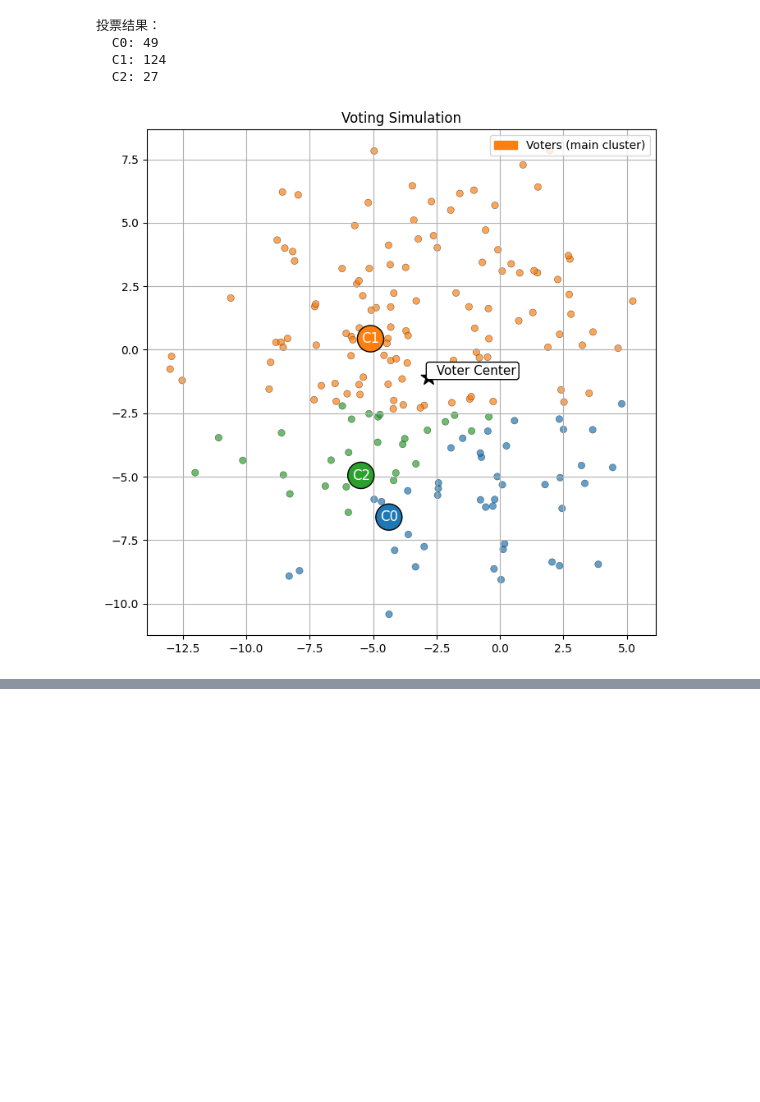
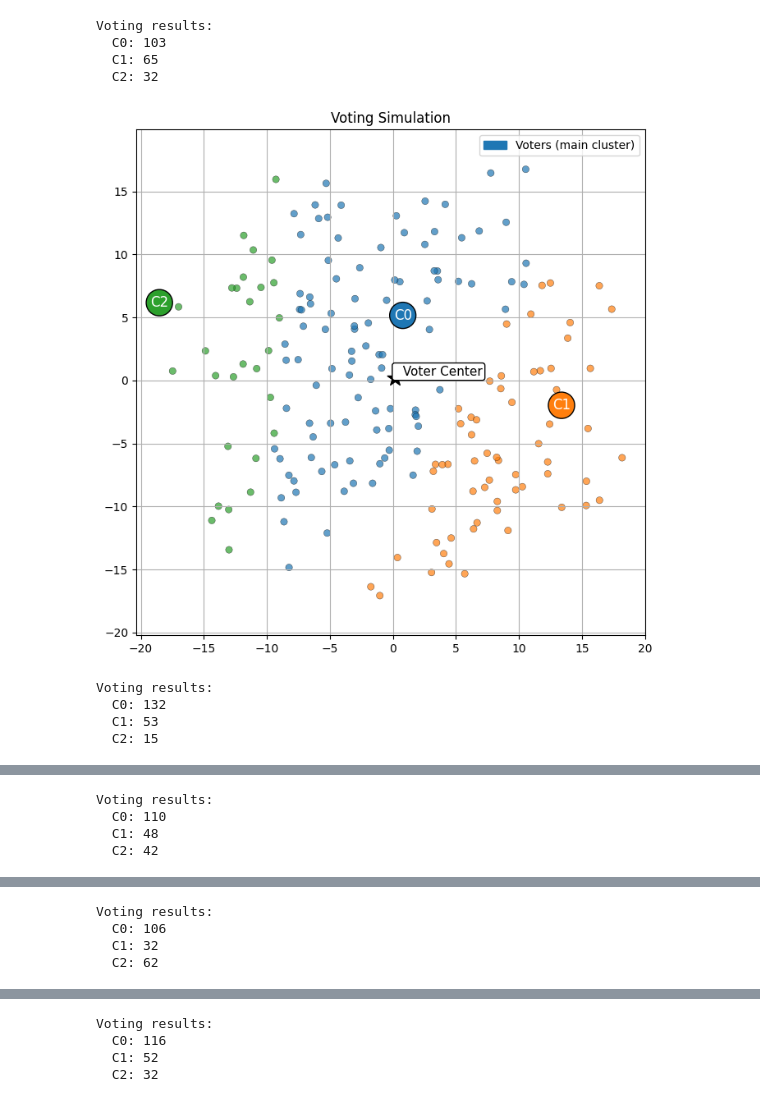
Before and after one commit to TabNahida/BallotSim, a Jupyter notebook: Simulate_v2.ipynb, the cells around one changed output, grey strips where cells are left out. Cells and saved outputs as stored; diff of their text form; code cells hidden in the pictures; blank space fills up the shorter version.

```diff
--- a/Simulate_v2.ipynb
+++ b/Simulate_v2.ipynb
@@ -77,11 +22,22 @@ sim.plot()
-# %%
-sim.propose(evolve_add_noise, noise_std=0.5)
-sim.vote()
-sim.get_result()
-sim.plot()
-# %% [output]
-投票结果：
-  C0: 49
-  C1: 124
-  C2: 27
-[figure, removed]
+# %%
+for i in range(5):
+    for j in range(5):
+        sim.execute(probabilistic_move_towards_winner, fraction=0.2)
+        sim.propose(candidate_random_walk, step_size=2.0)
+    sim.propose(evolve_away_from_voter_center, fraction=0.2)
+    for j in range(5):
+        sim.execute(probabilistic_move_towards_winner, fraction=0.2)
+        sim.propose(candidate_random_walk, step_size=2.0)
+    sim.vote()
+    sim.get_result()
+    sim.plot()
+# %% [output]
+Voting results:
+  C0: 103
+  C1: 65
+  C2: 32
+[figure, added]
+Voting results:
+  C0: 132
+  C1: 53
+  C2: 15
@@ -87,0 +45,4 @@ sim.plot()
+Voting results:
+  C0: 110
+  C1: 48
+  C2: 42
@@ -87,0 +50,4 @@ sim.plot()
+Voting results:
+  C0: 106
+  C1: 32
+  C2: 62
@@ -87,0 +55,4 @@ sim.plot()
+Voting results:
+  C0: 116
+  C1: 52
+  C2: 32
```
Also changed, not shown: parts of 8 cells of this notebook.
